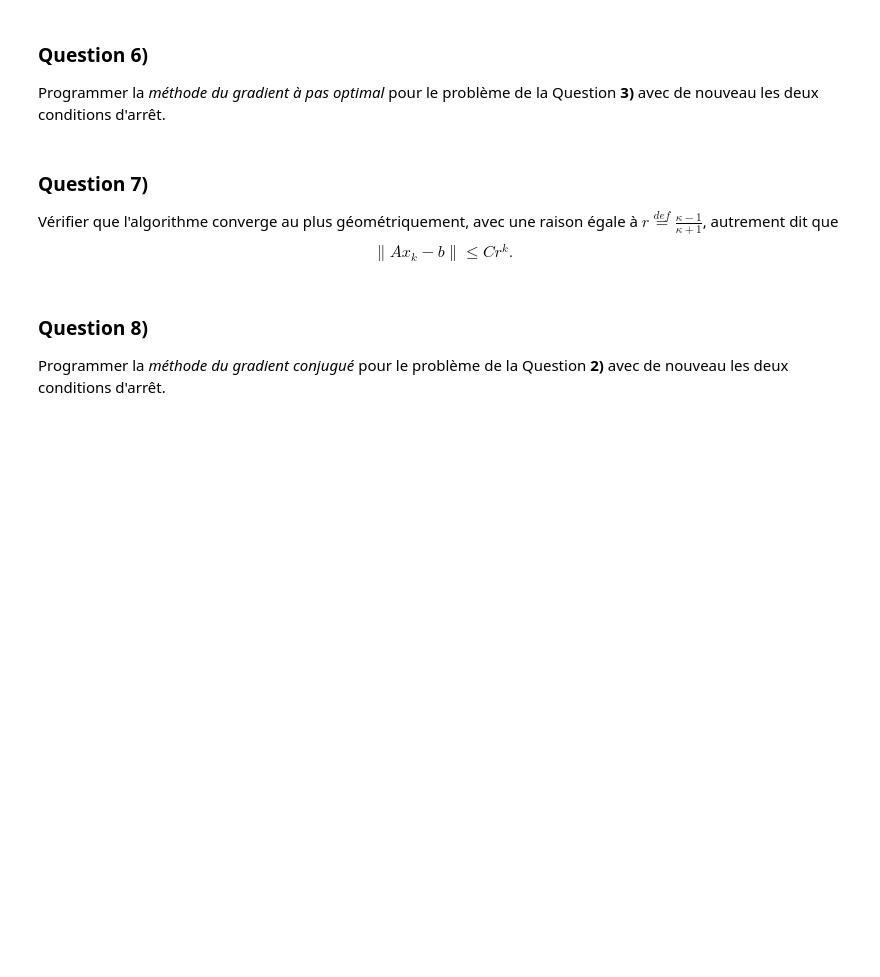
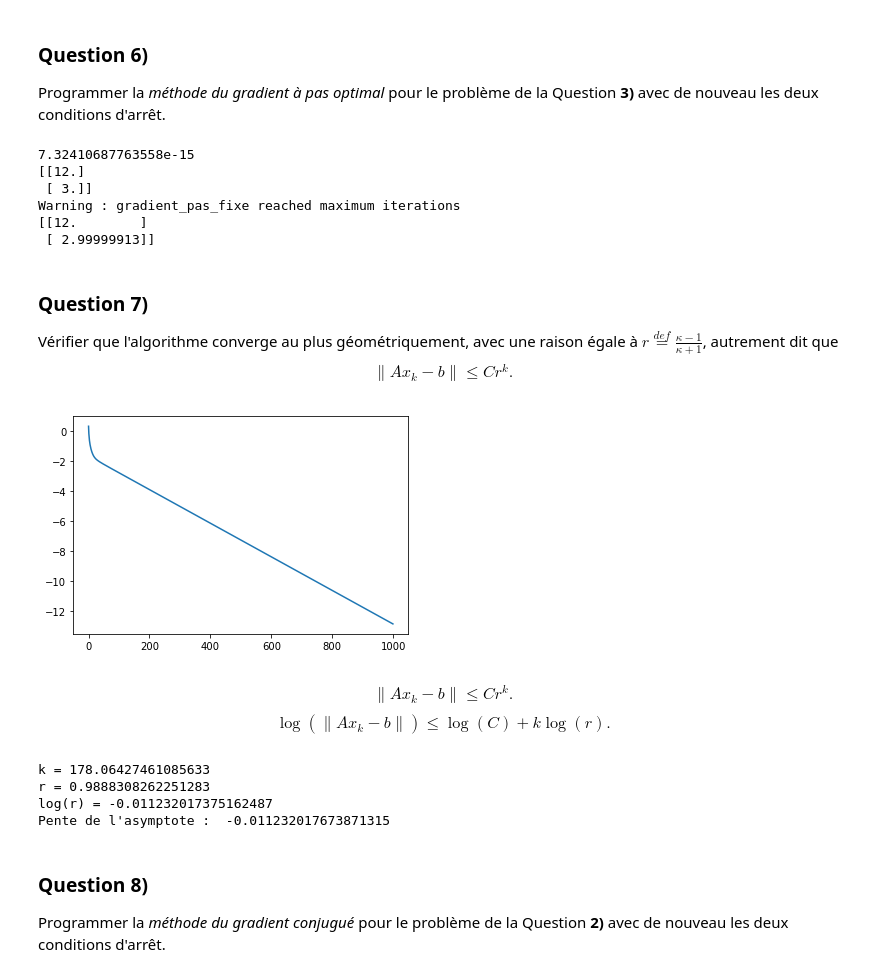
Before and after one commit to SamuelGallay/Notebooks, a Jupyter notebook: TPanum_TP4_Sujet.ipynb, the cells around one changed output. Cells and saved outputs as stored; diff of their text form; code cells hidden in the pictures; blank space fills up the shorter version.

```diff
--- a/TPanum_TP4_Sujet.ipynb
+++ b/TPanum_TP4_Sujet.ipynb
@@ -277,8 +291,78 @@ Programmer la <i>méthode du gradient à pas optimal</i> pour le problème de la
+# %%
+A = np.diag([1.0, 0.05])
+b = np.array([[12.], [3.]])
+
+res_opti = gradient_pas_optimal(A, b, np.ones((2, 1)), 120, 10e-15)
+print(A.dot(res_opti))
+
+
+res_fixe = gradient_pas_fixe(A, b, np.ones((2, 1)), 0.1, 3000, 10e-15)
+print(A.dot(res_fixe))
+# %% [output]
+7.32410687763558e-15
+[[12.]
+ [ 3.]]
+Warning : gradient_pas_fixe reached maximum iterations
+[[12.        ]
+ [ 2.99999913]]
 # %% [markdown]
 ### Question 7)
 
 Vérifier que l'algorithme converge au plus géométriquement, avec une raison égale à $r \overset{def}{=}\tfrac{\kappa -1}{\kappa + 1}$, autrement dit que
 $$\|Ax_k - b\| \leqslant C r^k.$$
+# %%
+n = 20
+A = (n+1)**2 * (np.diag(2*np.ones(n)) + np.diag(-np.ones(n-1), -1) + np.diag(-np.ones(n-1), 1))
+b = np.zeros((n, 1)); b[1, 0] = 1; b[-1, 0] = 1
+
+
+def plot_opti(itmax):
+    x = np.zeros((itmax, n, 1))
+    r = np.zeros((itmax, n, 1))
+    rho = np.zeros((itmax))
+
+    x[0] = np.zeros((n, 1))
+    r[0] = A.dot(x[0]) - b
+    rho[0] = (r[0].T.dot(r[0])) / ((A.dot(r[0]).T.dot(r[0])))
+
+    for i in range(1, itmax):
+        x[i] = x[i-1] - rho[i-1] * (A.dot(x[i-1]) - b)
+        r[i] = A.dot(x[i]) - b
+        rho[i] = (r[i].T.dot(r[i])) / ((A.dot(r[i]).T.dot(r[i])))
+
+    error = np.zeros(itmax)
+    for i in range(itmax):
+        error[i] = np.linalg.norm(r[i])
+
+    #print("log(error) (rho = " + str(rho) + "):")
+    plt.plot(np.log(error))
+    plt.show()
+    return error
+
+error_pas_opti = plot_opti(1000)
+# %% [output]
+[figure, added]
+# %% [markdown]
+$$\|Ax_k - b\| \leqslant C r^k.$$
+$$\log(\|Ax_k-b\|) \leqslant \log(C) + k \log(r).$$
+# %%
+lambda_min = min(np.linalg.eigvals(A))
+lambda_max = max(np.linalg.eigvals(A))
+
+k = lambda_max / lambda_min
+r = (k-1) / (k+1)
+print("k =", k)
+print("r =", r)
+print("log(r) =", np.log(r))
+
+log_error = np.log(error_pas_opti)
+
+print("Pente de l'asymptote : ", (log_error[900] - log_error[200]) / (900 - 200))
+# %% [output]
+k = 178.06427461085633
+r = 0.9888308262251283
+log(r) = -0.011232017375162487
+Pente de l'asymptote :  -0.011232017673871315
 # %% [markdown]
 ### Question 8)
 
```
Also changed, not shown: parts of 7 cells of this notebook.
